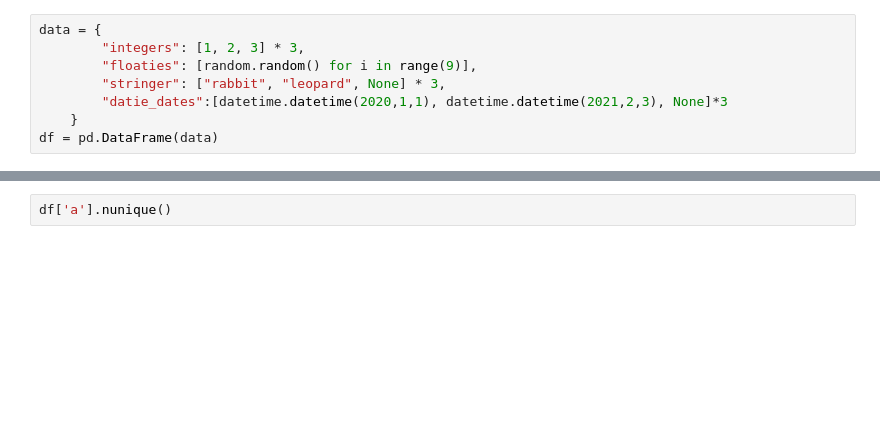
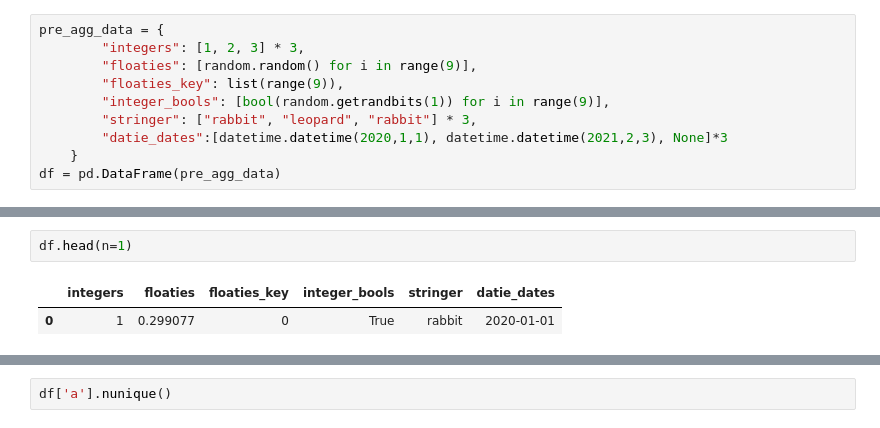
Before and after one commit to lgarzia/chart_me, a Jupyter notebook: examples/sample_1_univariate.ipynb, the cells around one changed output, grey strips where cells are left out. Saved outputs shown, nothing was run; the diff lists cells and outputs as text; blank space fills up the shorter version.

```diff
--- a/examples/sample_1_univariate.ipynb
+++ b/examples/sample_1_univariate.ipynb
@@ -7,8 +6,10 @@ import random
 # %%
-data = {
+pre_agg_data = {
         "integers": [1, 2, 3] * 3,
         "floaties": [random.random() for i in range(9)],
-        "stringer": ["rabbit", "leopard", None] * 3,
+        "floaties_key": list(range(9)),
+        "integer_bools": [bool(random.getrandbits(1)) for i in range(9)],
+        "stringer": ["rabbit", "leopard", "rabbit"] * 3,
         "datie_dates":[datetime.datetime(2020,1,1), datetime.datetime(2021,2,3), None]*3
     }
-df = pd.DataFrame(data)
+df = pd.DataFrame(pre_agg_data)
@@ -14,0 +26,5 @@ df = pd.DataFrame(data)
+# %%
+df.head(n=1)
+# %% [output]
+|  | integers | floaties | floaties_key | integer_bools | stringer | datie_dates |
+| 0 | 1 | 0.299077 | 0 | True | rabbit | 2020-01-01 |
```
Also changed, not shown: parts of 14 cells of this notebook, 2 other files.
